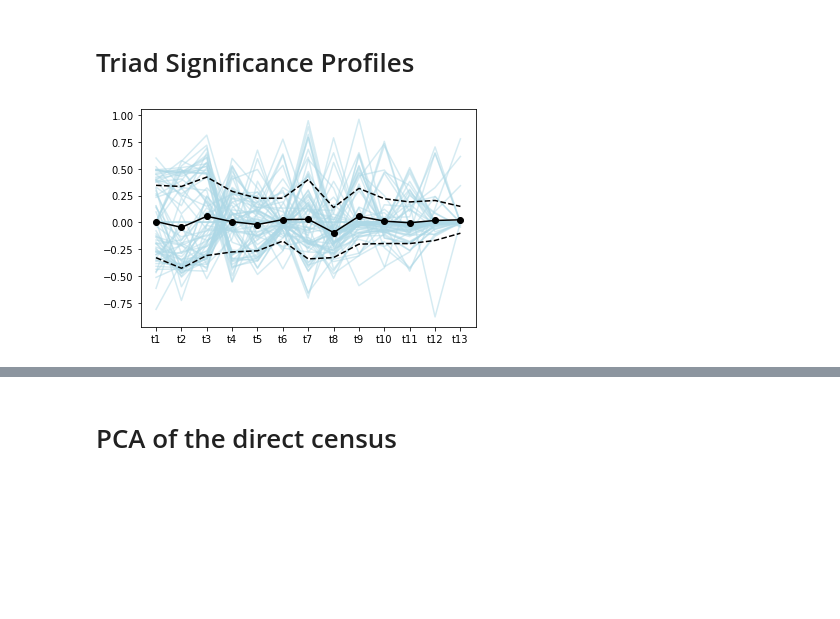
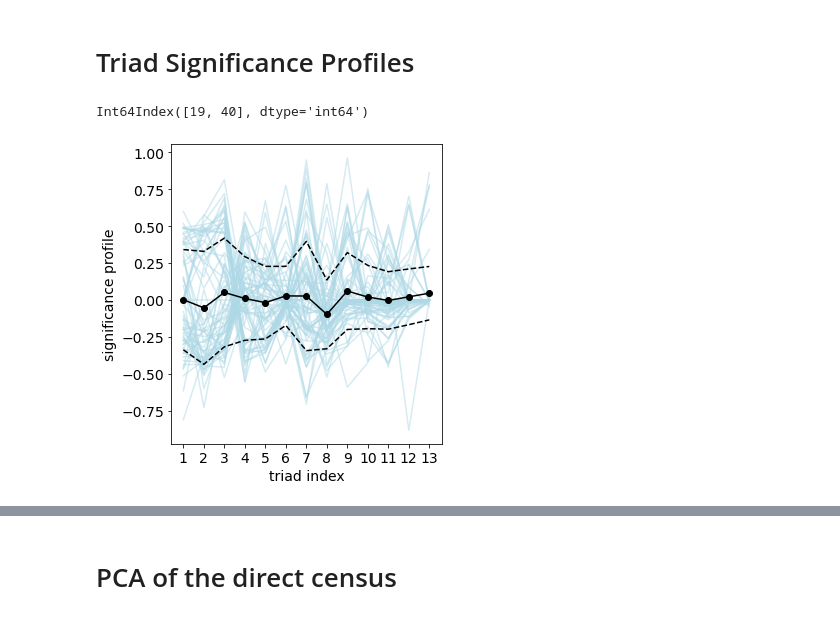
Before and after one commit to EnricoBorriello/Triads_Topology_Bio_Nets, a Jupyter notebook: ANALYSIS large networks.ipynb, the cells around one changed output, grey strips where cells are left out. Saved outputs shown, nothing was run; the diff lists cells and outputs as text; code cells hidden in the pictures; blank space fills up the shorter version.

```diff
--- a/ANALYSIS large networks.ipynb
+++ b/ANALYSIS large networks.ipynb
@@ -179,6 +190,16 @@ Length: 71, dtype: float64
 # Triad Significance Profiles
 # %%
 df2 = pd.read_csv('New_run10000_FILTERED_Milo.csv').drop('Unnamed: 0', axis=1)
+# %%
+# find inf values in df2
+df2.index[np.isinf(df2).any(1)]
+# %% [output]
+Int64Index([19, 40], dtype='int64')
+# %%
+# WARNING!!!
+# MANUALLY SETTING SOME VALUES HERE...
+df2.iloc[19]['t13'] = 20
+df2.iloc[40]['t13'] = 20
 # %%
 df2_norm = df2.div(
     np.linalg.norm(df2,axis=1),
@@ -187,13 +208,25 @@ df2_norm = df2.div(
 m = df2_norm.describe().loc['mean']
 s = df2_norm.describe().loc['std']
 # %%
+plt.figure(figsize=(5, 5))
+ax = plt.subplot(111)
+
 plt.plot(df2_norm.transpose(),alpha=.5,c='lightblue');
 plt.plot(m,'-ko')
 plt.plot(m-s,'--k')
 plt.plot(m+s,'--k')
-plt.savefig('figures/all_nets_Zi.pdf')
+plt.xlabel("triad index", fontsize=14)
+plt.ylabel("significance profile", fontsize=14)
+
+ax.set_xticklabels(['1','2','3','4','5','6','7','8','9','10','11','12','13'])
+plt.xticks(size=14)
+plt.yticks(size=14)
+
+plt.tight_layout()
+
+plt.savefig('figures/all_nets_SPs.pdf')
 # %% [output]
-[figure, old version]
+[figure, new version]
 # %%
 # data frame with only the 23 large networks
 df2large = df2.iloc[large_net_IDs]
```
Also changed, not shown: parts of 31 cells of this notebook, 1 other file.
